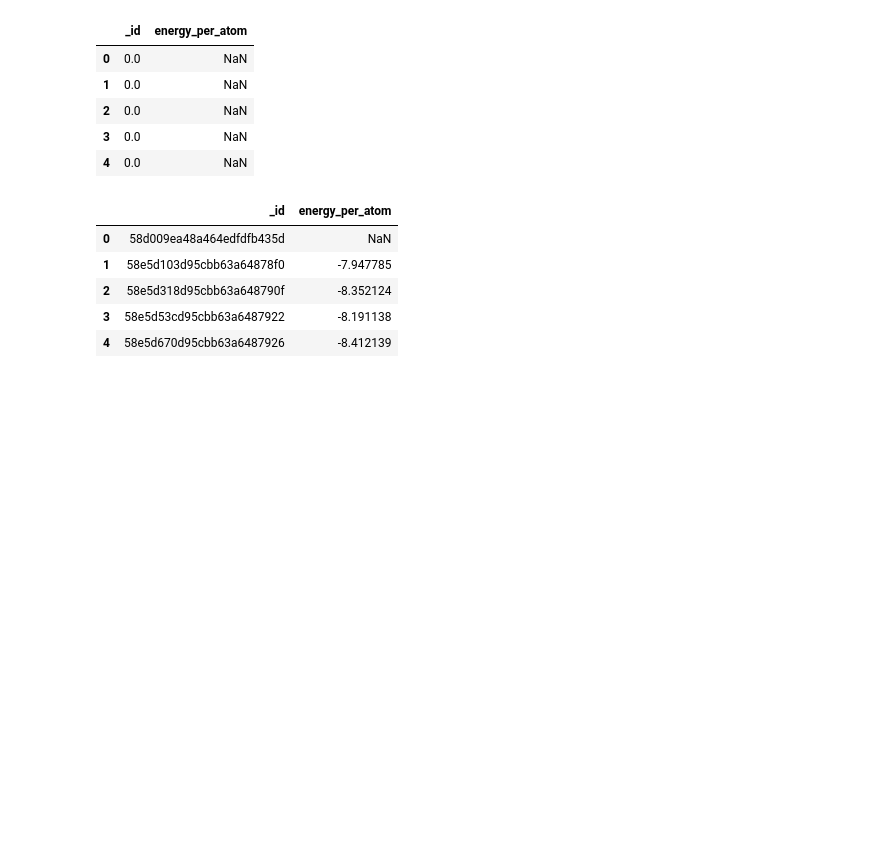
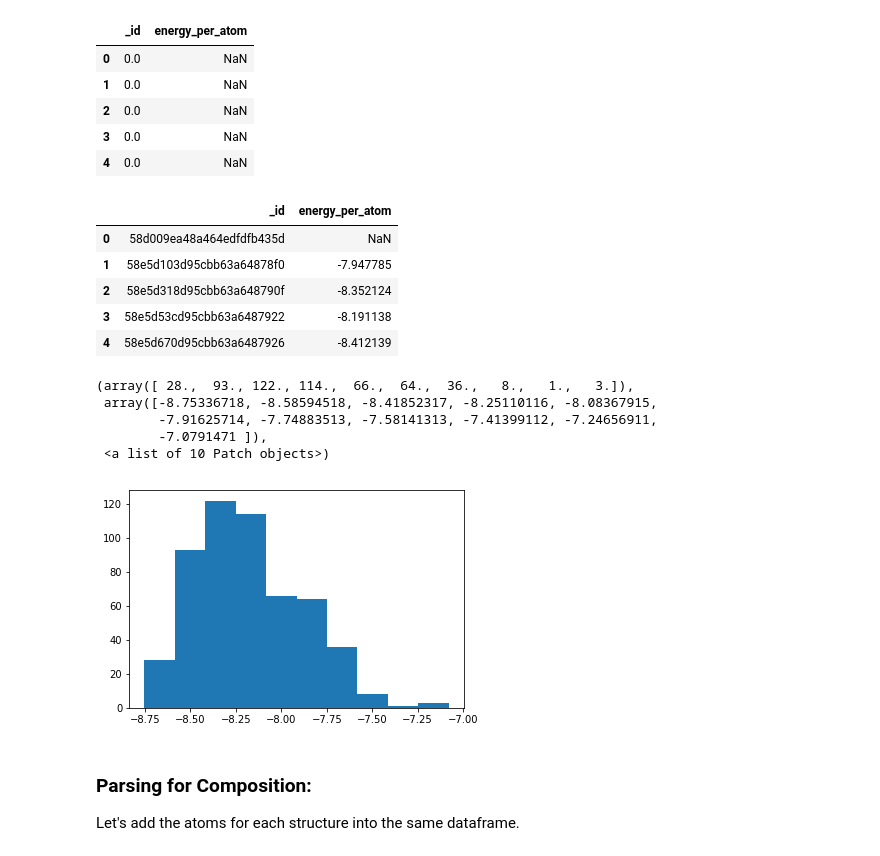
Before and after one commit to ewoodbury/my_pba_analysis, a Jupyter notebook: PBA Preliminary Analysis.ipynb, the cells around one changed output. Cells and saved outputs as stored; diff of their text form; code cells hidden in the pictures; blank space fills up the shorter version.

Commit message:
PBA Data Exploration

```diff
--- a/PBA Preliminary Analysis.ipynb
+++ b/PBA Preliminary Analysis.ipynb
@@ -98,5 +98,5 @@ Now that the json file is in the correct format as an array of json objects, we
 import json
 # %%
 with open('pba_json_formatted.json') as pba_json_formatted:
-    pba_data = json.load(pba_json_formatted)
+    pba_dict = json.load(pba_json_formatted)
 # %%
@@ -143,10 +147,10 @@ pba_df.head()
 | 3 | 0.0 | NaN |
 | 4 | 0.0 | NaN |
 # %%
-for struct in range(len(pba_data)):
-    pba_df.loc[struct,'_id'] = pba_data[struct]['_id']
-    if 'output' in pba_data[struct].keys():
-        pba_df.loc[struct,'energy_per_atom'] = pba_data[struct]['output']['energy_per_atom']
+for struct in range(len(pba_dict)):
+    pba_df.loc[struct,'_id'] = pba_dict[struct]['_id']
+    if 'output' in pba_dict[struct].keys():
+        pba_df.loc[struct,'energy_per_atom'] = pba_dict[struct]['output']['energy_per_atom']
 pba_df.head()
 # %% [output]
 |  | _id | energy_per_atom |
@@ -155,3 +159,16 @@ pba_df.head()
 | 2 | 58e5d318d95cbb63a648790f | -8.352124 |
 | 3 | 58e5d53cd95cbb63a6487922 | -8.191138 |
 | 4 | 58e5d670d95cbb63a6487926 | -8.412139 |
+# %%
+#The np.isfinite code excludes NaN values from the histogram.
+plt.hist(pba_df['energy_per_atom'][np.isfinite(pba_df['energy_per_atom'])])
+# %% [output]
+(array([ 28.,  93., 122., 114.,  66.,  64.,  36.,   8.,   1.,   3.]),
+ array([-8.75336718, -8.58594518, -8.41852317, -8.25110116, -8.08367915,
+        -7.91625714, -7.74883513, -7.58141313, -7.41399112, -7.24656911,
+        -7.0791471 ]),
+ <a list of 10 Patch objects>)
+[figure, added]
+# %% [markdown]
+### Parsing for Composition:
+Let's add the atoms for each structure into the same dataframe.
```
Also changed, not shown: parts of 10 cells of this notebook.
